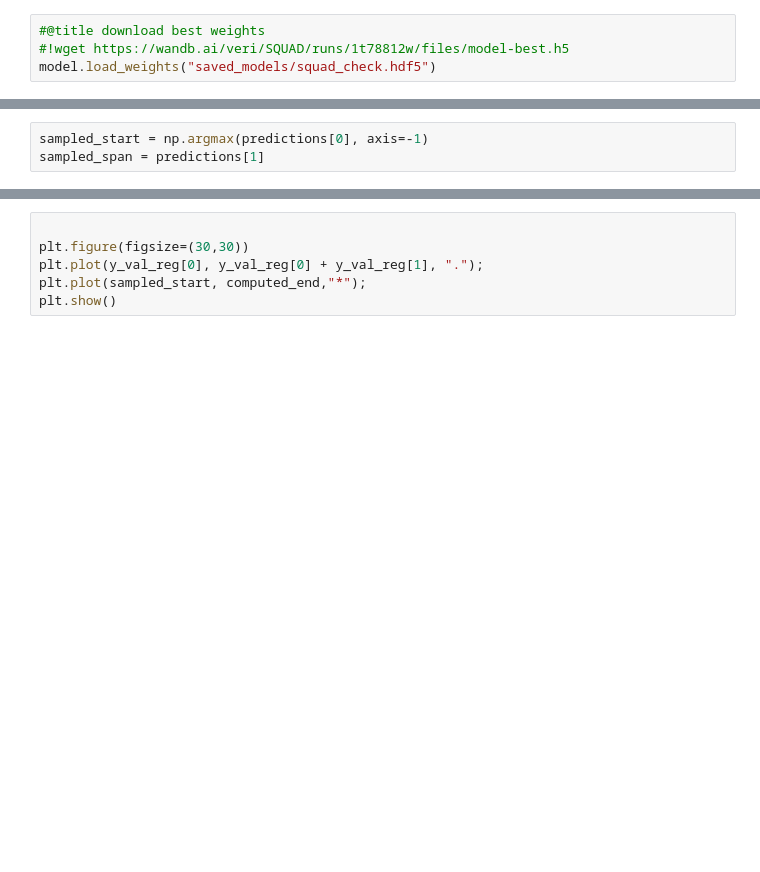
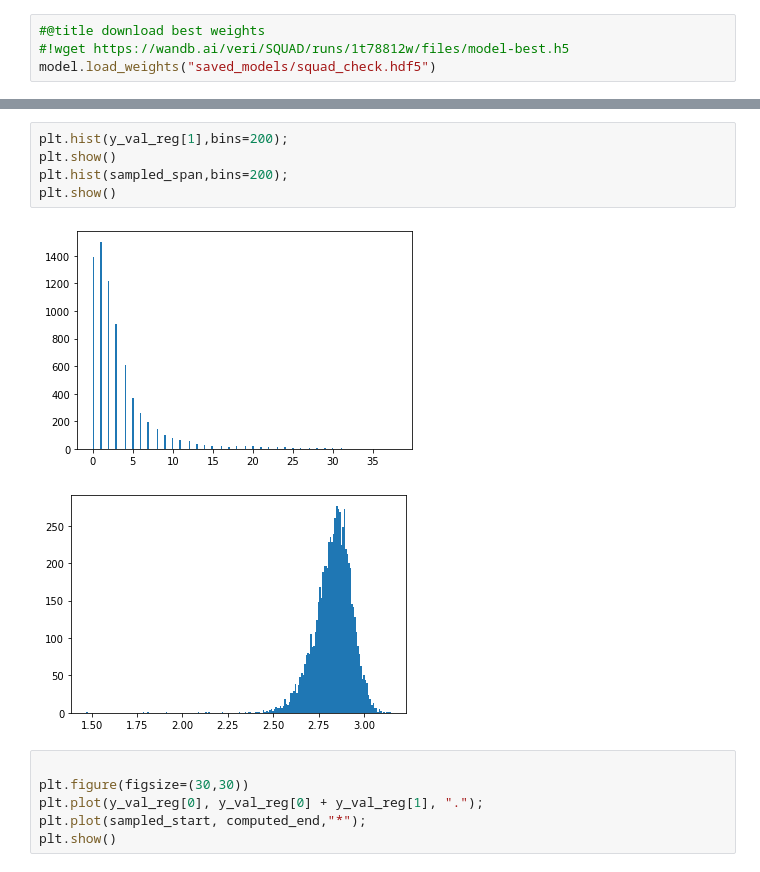
Before and after one commit to the-SQuAD-squad/QA, a Jupyter notebook: QA.ipynb, the cells around one changed output, grey strips where cells are left out. Cells and saved outputs as stored; diff of their text form; blank space fills up the shorter version.

```diff
--- a/QA.ipynb
+++ b/QA.ipynb
@@ -443,3 +476,0 @@ KeyboardInterrupt: ignored
-# %%
-sampled_start = np.argmax(predictions[0], axis=-1)
-sampled_span = predictions[1]
@@ -463,3 +477,11 @@ plt.hist(computed_end)
+# %%
+plt.hist(y_val_reg[1],bins=200);
+plt.show()
+plt.hist(sampled_span,bins=200);
+plt.show()
+# %% [output]
+[figure, added]
+[figure, added]
 # %%
 
 plt.figure(figsize=(30,30))
```
Also changed, not shown: parts of 14 cells of this notebook.
